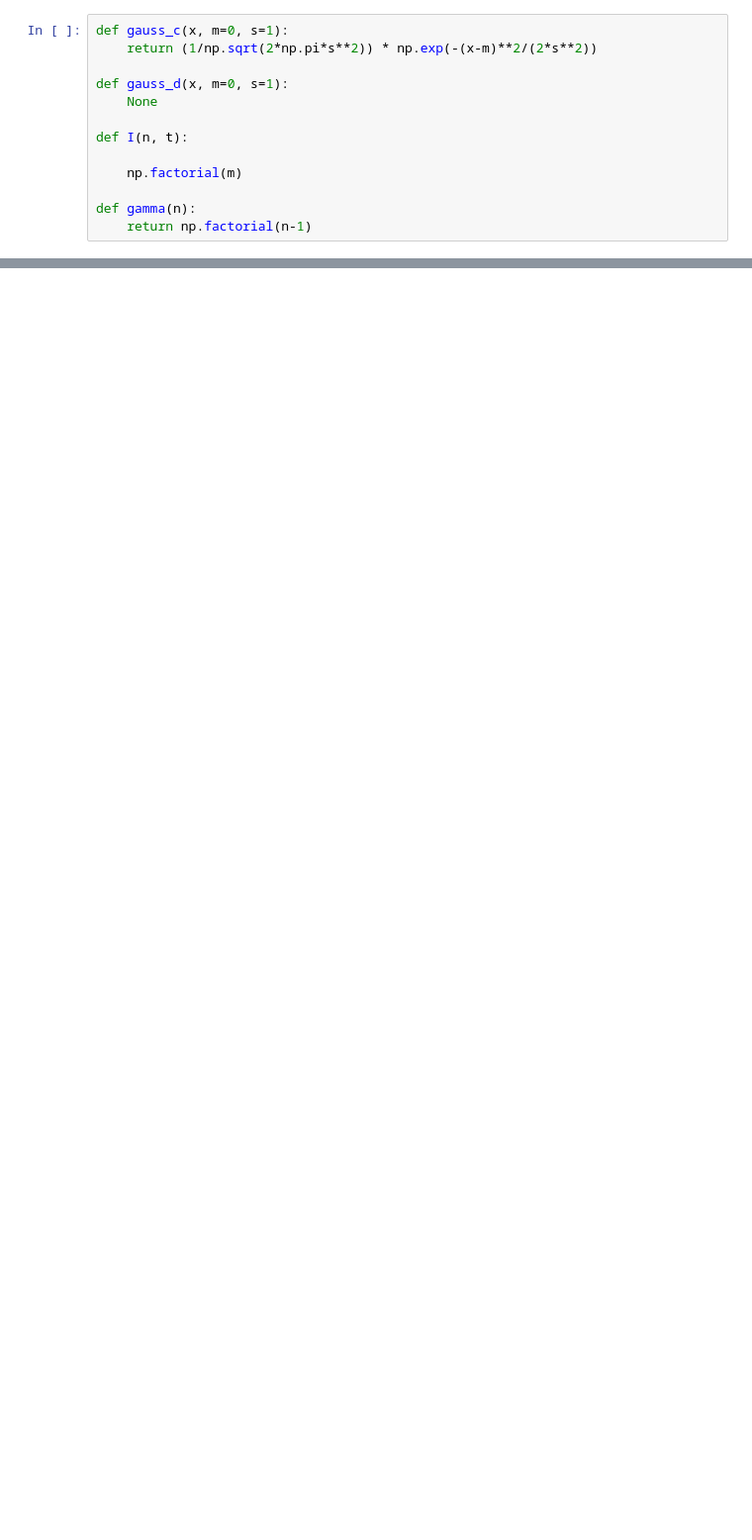
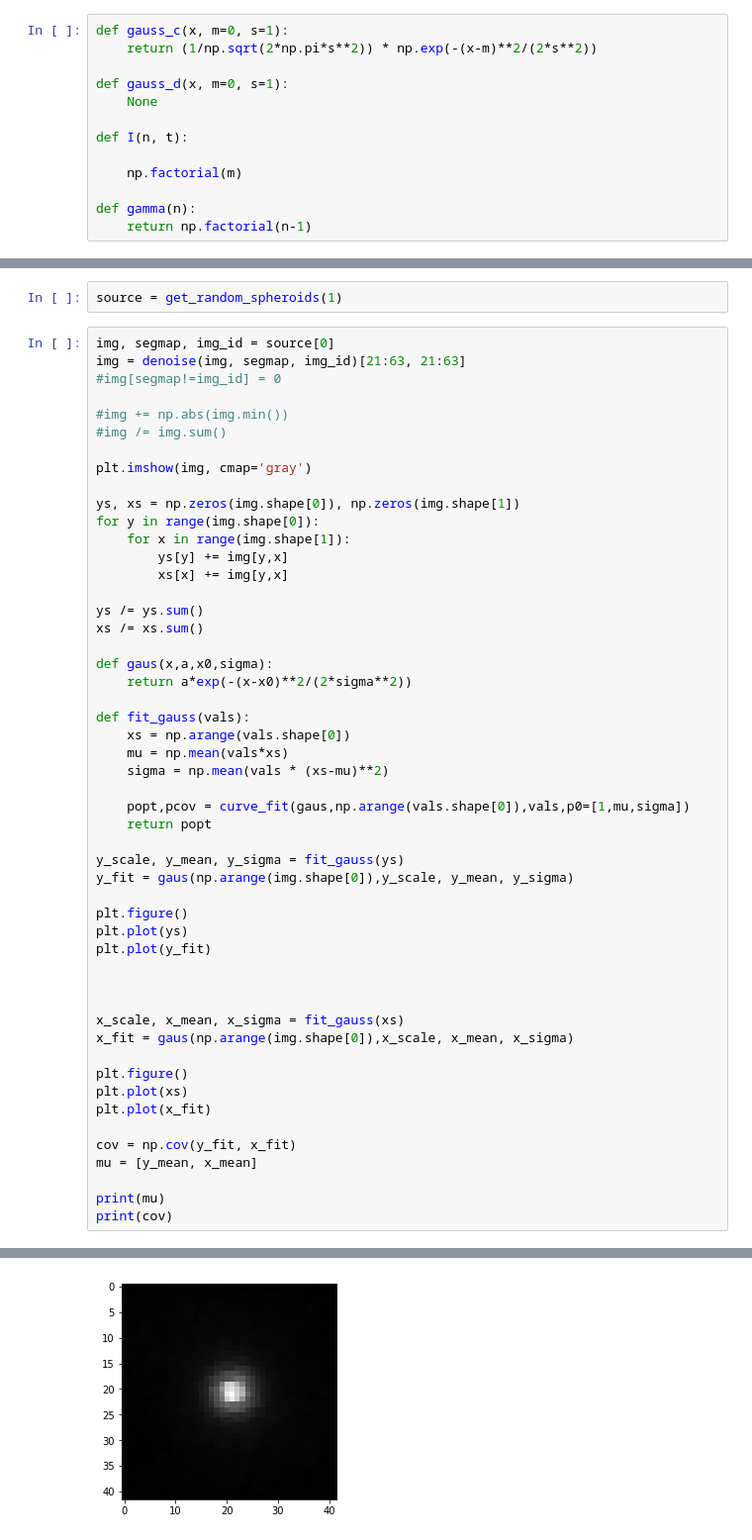
Before and after one commit to ryanhausen/gp-imgs, a Jupyter notebook: post_stuff/DELETE ME.ipynb, the cells around one changed output, grey strips where cells are left out. Shown at 99% size. Drawn from its saved outputs; the diff is of its cells as text; blank space fills up the shorter version.

```diff
--- a/post_stuff/DELETE ME.ipynb
+++ b/post_stuff/DELETE ME.ipynb
@@ -23,0 +71,54 @@ plt.show()
+# %%
+source = get_random_spheroids(1)
+# %%
+img, segmap, img_id = source[0]
+img = denoise(img, segmap, img_id)[21:63, 21:63]
+#img[segmap!=img_id] = 0
+
+#img += np.abs(img.min())
+#img /= img.sum()
+
+plt.imshow(img, cmap='gray')
+
+ys, xs = np.zeros(img.shape[0]), np.zeros(img.shape[1])
+for y in range(img.shape[0]):
+    for x in range(img.shape[1]):
+        ys[y] += img[y,x]
+        xs[x] += img[y,x]
+
+ys /= ys.sum()
+xs /= xs.sum()
+
+def gaus(x,a,x0,sigma):
+    return a*exp(-(x-x0)**2/(2*sigma**2))
+
+def fit_gauss(vals):
+    xs = np.arange(vals.shape[0])
+    mu = np.mean(vals*xs)
+    sigma = np.mean(vals * (xs-mu)**2)
+
+    popt,pcov = curve_fit(gaus,np.arange(vals.shape[0]),vals,p0=[1,mu,sigma])
+    return popt
+
+y_scale, y_mean, y_sigma = fit_gauss(ys)
+y_fit = gaus(np.arange(img.shape[0]),y_scale, y_mean, y_sigma)
+
+plt.figure()
+plt.plot(ys)
+plt.plot(y_fit)
+
+
+
+x_scale, x_mean, x_sigma = fit_gauss(xs)
+x_fit = gaus(np.arange(img.shape[0]),x_scale, x_mean, x_sigma)
+
+plt.figure()
+plt.plot(xs)
+plt.plot(x_fit)
+
+cov = np.cov(y_fit, x_fit)
+mu = [y_mean, x_mean]
+
+print(mu)
+print(cov)
+# %% [output]
@@ -23,0 +128 @@ plt.show()
+[figure, added]
```
Also changed, not shown: parts of 7 cells of this notebook, 2 other files.
